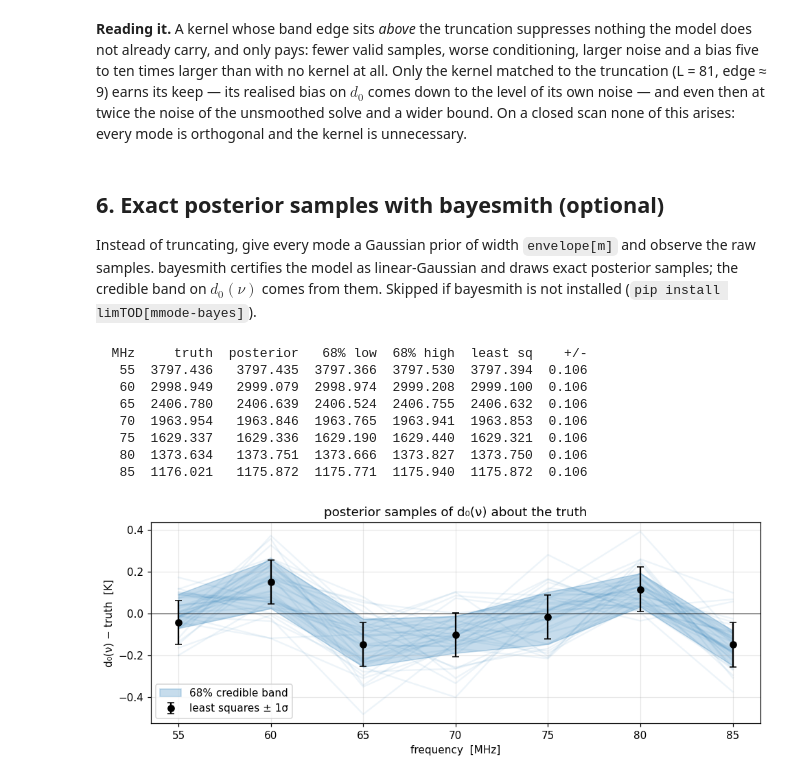
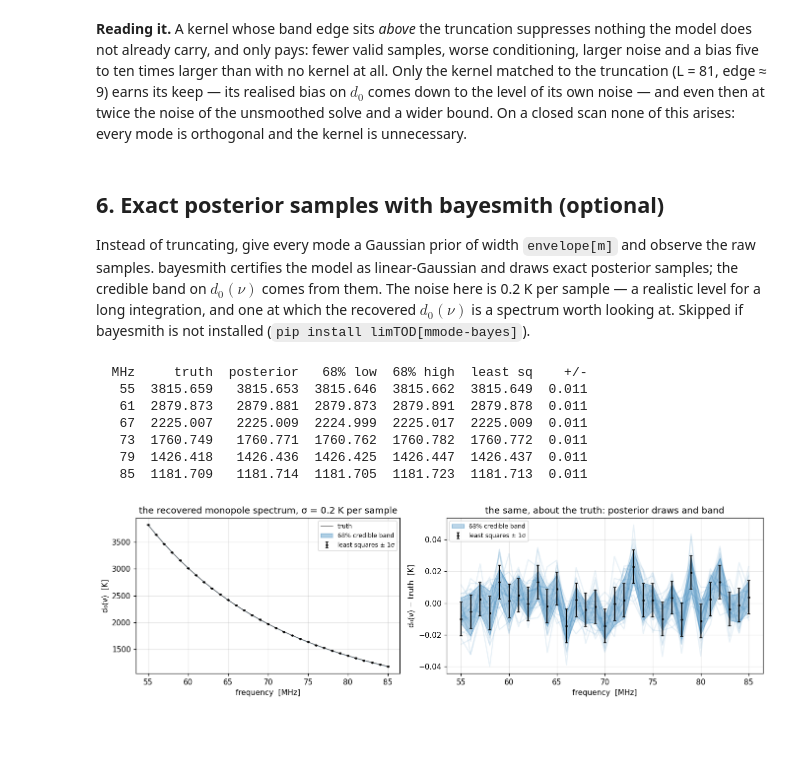
Before and after one commit to zzhang0123/limTOD, a Jupyter notebook: examples/mmode_drift_scan.ipynb, the cells around one changed output. Saved outputs shown, nothing was run; the diff lists cells and outputs as text; code cells hidden in the pictures; blank space fills up the shorter version.

```diff
--- a/examples/mmode_drift_scan.ipynb
+++ b/examples/mmode_drift_scan.ipynb
@@ -67,8 +69,8 @@ closed: True   samples: 359   cadence: 1.0028 deg   coverage: 1.000   Nyquist m:
 # %%
 dt_deg = np.unwrap(np.deg2rad(lst)) * 180 / np.pi - lst[0]
 fig, ax = plt.subplots(figsize=(9.5, 3.4))
-for j, f in enumerate(FREQS):
-    ax.plot(dt_deg, tod_sky[:, j], color=COLORS[j], label=f"{f:.0f} MHz")
+for j in SHOW:
+    ax.plot(dt_deg, tod_sky[:, j], color=COLORS[j], label=f"{FREQS[j]:.0f} MHz")
 ax.set(xlabel="sidereal time since start  [deg]", ylabel="beam-weighted sky  [K]", title="the drift scan, channel by channel")
 ax.legend(ncol=4, fontsize=8); plt.tight_layout()
 # %% [output]
@@ -108,14 +112,14 @@ axes[1].legend(fontsize=8, ncol=2); plt.tight_layout()
 # %%
 fig, axes = plt.subplots(1, 3, figsize=(13, 3.6))
-axes[0].plot(FREQS, d_true[:, 0].real, "o-", color="k")
+axes[0].plot(FREQS, d_true[:, 0].real, "-", color="k")
 axes[0].set(xlabel="frequency  [MHz]", ylabel="d$_0$(ν)  [K]", title="the monopole mode: where a 21 cm signal would sit")
 for mm in range(1, 7):
-    axes[1].plot(FREQS, np.abs(d_true[:, mm]), "o-", label=f"m={mm}")
+    axes[1].plot(FREQS, np.abs(d_true[:, mm]), "-", label=f"m={mm}")
 axes[1].set(xlabel="frequency  [MHz]", ylabel="|d$_m$(ν)|  [K]", yscale="log", title="|d$_m$| against frequency")
 axes[1].legend(fontsize=8, ncol=2)
 ph = np.degrees(np.angle(d_true[:, 1:7]))
 for mm in range(6):
-    axes[2].plot(FREQS, ph[:, mm], "o-", label=f"m={mm + 1}")
+    axes[2].plot(FREQS, ph[:, mm], "-", label=f"m={mm + 1}")
 axes[2].set(xlabel="frequency  [MHz]", ylabel="arg d$_m$  [deg]", title="phases (for reference; Re/Im are the linear parts)")
 plt.tight_layout()
 # %% [output]
@@ -126,7 +130,7 @@ plt.tight_layout()
 Add white noise of 2 K per sample and solve again. `std_d0()` and `std_mode(m)` come from the sandwich
 covariance; the pulls $(\hat d-d)/\sigma$ over every mode and channel should be unit-normal.
 # %%
-SIGMA = 2.0                                            # K per sample
+SIGMA = 2.0                                            # K per sample: deliberately loud, to test the error bars
 rng = np.random.default_rng(1)
 tod_noisy = tod_sky + rng.normal(0, SIGMA, tod_sky.shape)
 
@@ -142,13 +146,13 @@ pulls = np.array(pulls)
 print(f"pull rms over {pulls.size} numbers: {pulls.std():.2f}   (1.0 if the errors are right)")
 
 fig, axes = plt.subplots(1, 3, figsize=(13, 3.6))
-axes[0].errorbar(FREQS, est.d0 - d_true[:, 0].real, yerr=est.std_d0(), fmt="o", color="k", capsize=3)
+axes[0].errorbar(FREQS, est.d0 - d_true[:, 0].real, yerr=est.std_d0(), fmt="o", ms=3, color="k", capsize=2)
 axes[0].axhline(0, color="k", lw=0.6); axes[0].set(xlabel="frequency  [MHz]", ylabel="d̂$_0$ − d$_0$  [K]", title="recovered d$_0$: error bars from the solve")
 for mm, c in ((1, "C0"), (2, "C1"), (3, "C2")):
     s = est.std_mode(mm)
-    axes[1].errorbar(FREQS, est.modes[:, mm].real, yerr=s[:, 0], fmt="o", color=c, capsize=2, label=f"Re d$_{mm}$ recovered")
+    axes[1].errorbar(FREQS, est.modes[:, mm].real, yerr=s[:, 0], fmt="o", ms=3, color=c, capsize=2, label=f"Re d$_{mm}$ recovered")
     axes[1].plot(FREQS, d_true[:, mm].real, "-", color=c, alpha=0.6)
-    axes[1].errorbar(FREQS, est.modes[:, mm].imag, yerr=s[:, 1], fmt="s", color=c, capsize=2, mfc="none")
+    axes[1].errorbar(FREQS, est.modes[:, mm].imag, yerr=s[:, 1], fmt="s", ms=3, color=c, capsize=2, mfc="none")
     axes[1].plot(FREQS, d_true[:, mm].imag, "--", color=c, alpha=0.6)
 axes[1].set(xlabel="frequency  [MHz]", ylabel="d$_m$(ν)  [K]", title="recovered spectra (points) on the truth (lines)")
 axes[1].legend(fontsize=8)
@@ -303,36 +307,43 @@ kernel is unnecessary.
 
 Instead of truncating, give every mode a Gaussian prior of width `envelope[m]` and observe the raw samples.
 bayesmith certifies the model as linear-Gaussian and draws exact posterior samples; the credible band on
-$d_0(\nu)$ comes from them. Skipped if bayesmith is not installed (`pip install limTOD[mmode-bayes]`).
+$d_0(\nu)$ comes from them. The noise here is 0.2 K per sample — a realistic level for a long
+integration, and one at which the recovered $d_0(\nu)$ is a spectrum worth looking at. Skipped if bayesmith is not installed (`pip install limTOD[mmode-bayes]`).
 # %%
 try:
     from limTOD.mmode.bayes import posterior_samples
     M_B = 12                                         # keep the demo quick
+    SIGMA_FINAL = 0.2                                # K per sample
+    tod_final = tod_sky + np.random.default_rng(3).normal(0, SIGMA_FINAL, tod_sky.shape)
     env = 2 * np.abs(d_true[:, :M_B + 1]).max(axis=0) + 1e-3
-    post = posterior_samples(tod_noisy, window, mmax=M_B, envelope=env, sigma=SIGMA, n_draws=40, seed=2)
+    post = posterior_samples(tod_final, window, mmax=M_B, envelope=env, sigma=SIGMA_FINAL, n_draws=30, seed=2)
     lo, hi = post.d0_interval(0.68)
-    ls = mmode.solve(tod_noisy, window, m_trunc=M_B, sigma=SIGMA)
+    ls = mmode.solve(tod_final, window, m_trunc=M_B, sigma=SIGMA_FINAL)
     print(f"{'MHz':>5s}{'truth':>10s}{'posterior':>11s}{'68% low':>10s}{'68% high':>10s}{'least sq':>10s}{'+/-':>7s}")
-    for j, f in enumerate(FREQS):
-        print(f"{f:5.0f}{d_true[j, 0].real:10.3f}{post.d0[j]:11.3f}{lo[j]:10.3f}{hi[j]:10.3f}{ls.d0[j]:10.3f}{ls.std_d0()[j]:7.3f}")
+    for j in SHOW:
+        print(f"{FREQS[j]:5.0f}{d_true[j, 0].real:10.3f}{post.d0[j]:11.3f}{lo[j]:10.3f}{hi[j]:10.3f}{ls.d0[j]:10.3f}{ls.std_d0()[j]:7.3f}")
 
-    fig, ax = plt.subplots(figsize=(9, 3.6))
+    fig, axes = plt.subplots(1, 2, figsize=(12.5, 3.8), gridspec_kw={"width_ratios": [1, 1.2]})
+    axes[0].plot(FREQS, d_true[:, 0].real, "-", color="0.4", lw=1, label="truth")
+    axes[0].fill_between(FREQS, lo, hi, color="C0", alpha=0.35, label="68% credible band")
+    axes[0].errorbar(FREQS, ls.d0, yerr=ls.std_d0(), fmt="k.", ms=4, capsize=2, label="least squares ± 1σ")
+    axes[0].set(xlabel="frequency  [MHz]", ylabel="d₀(ν)  [K]", title=f"the recovered monopole spectrum, σ = {SIGMA_FINAL} K per sample")
+    axes[0].legend(fontsize=8)
     for s in post.samples[:, :, 0].real:
-        ax.plot(FREQS, s - d_true[:, 0].real, "-", color="C0", alpha=0.08)
-    ax.fill_between(FREQS, lo - d_true[:, 0].real, hi - d_true[:, 0].real, color="C0", alpha=0.25, label="68% credible band")
-    ax.errorbar(FREQS, ls.d0 - d_true[:, 0].real, yerr=ls.std_d0(), fmt="ko", capsize=3, label="least squares ± 1σ")
-    ax.axhline(0, color="k", lw=0.6)
-    ax.set(xlabel="frequency  [MHz]", ylabel="d₀(ν) − truth  [K]", title="posterior samples of d₀(ν) about the truth")
-    ax.legend(); plt.tight_layout()
+        axes[1].plot(FREQS, s - d_true[:, 0].real, "-", color="C0", alpha=0.1)
+    axes[1].fill_between(FREQS, lo - d_true[:, 0].real, hi - d_true[:, 0].real, color="C0", alpha=0.3, label="68% credible band")
+    axes[1].errorbar(FREQS, ls.d0 - d_true[:, 0].real, yerr=ls.std_d0(), fmt="k.", ms=4, capsize=2, label="least squares ± 1σ")
+    axes[1].axhline(0, color="k", lw=0.6)
+    axes[1].set(xlabel="frequency  [MHz]", ylabel="d₀(ν) − truth  [K]", title="the same, about the truth: posterior draws and band")
+    axes[1].legend(fontsize=8); plt.tight_layout()
 except ImportError as exc:
     print(exc)
 # %% [output]
   MHz     truth  posterior   68% low  68% high  least sq    +/-
-   55  3797.436   3797.435  3797.366  3797.530  3797.394  0.106
-   60  2998.949   2999.079  2998.974  2999.208  2999.100  0.106
-   65  2406.780   2406.639  2406.524  2406.755  2406.632  0.106
-   70  1963.954   1963.846  1963.765  1963.941  1963.853  0.106
-   75  1629.337   1629.336  1629.190  1629.440  1629.321  0.106
-   80  1373.634   1373.751  1373.666  1373.827  1373.750  0.106
-   85  1176.021   1175.872  1175.771  1175.940  1175.872  0.106
+   55  3815.659   3815.653  3815.646  3815.662  3815.649  0.011
+   61  2879.873   2879.881  2879.873  2879.891  2879.878  0.011
+   67  2225.007   2225.009  2224.999  2225.017  2225.009  0.011
+   73  1760.749   1760.771  1760.762  1760.782  1760.772  0.011
+   79  1426.418   1426.436  1426.425  1426.447  1426.437  0.011
+   85  1181.709   1181.714  1181.705  1181.723  1181.713  0.011
-[figure, old version]
+[figure, new version]
```
Also changed, not shown: parts of 11 cells of this notebook.
